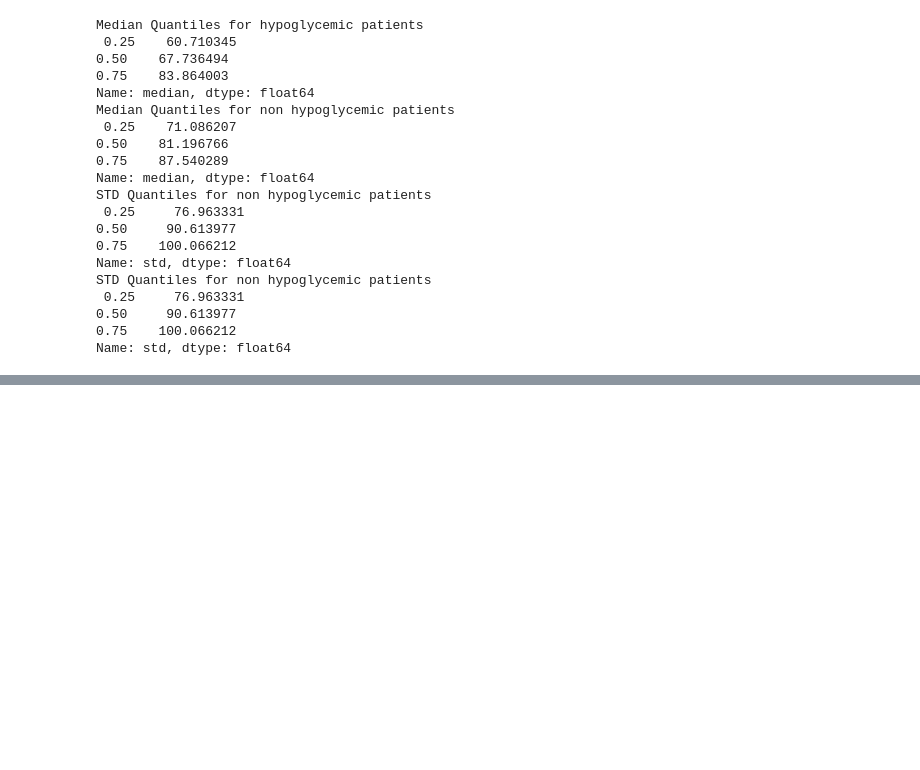
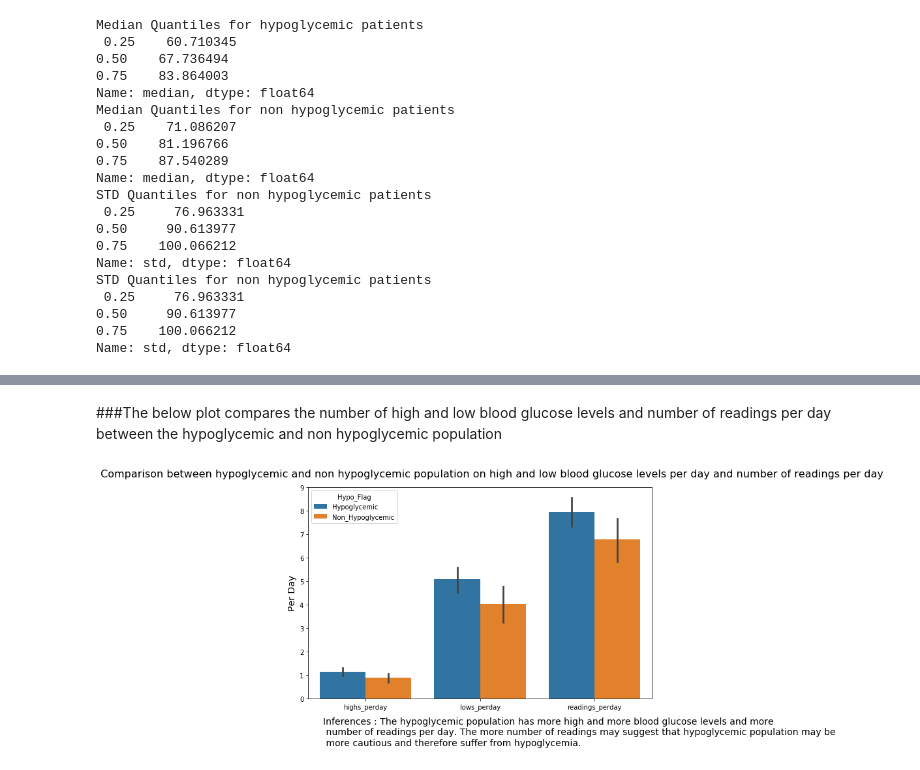
Before and after one commit to johngunaseelan/Hypoglycemia-Detection, a Jupyter notebook: Code/EDA-III.ipynb, the cells around one changed output, grey strips where cells are left out. Cells and saved outputs as stored; diff of their text form; code cells hidden in the pictures; blank space fills up the shorter version.

```diff
--- a/Code/EDA-III.ipynb
+++ b/Code/EDA-III.ipynb
@@ -263,3 +264,20 @@ Irregular diet and exercises Quantiles for non hypoglycemic patients
 0.50    0.000000
 0.75    0.449049
 Name: snacks_perday, dtype: float64
+# %% [markdown]
+###The below plot compares the number of high and low blood glucose levels and number of readings per day between the hypoglycemic and non hypoglycemic population
+# %%
+fig = plt.gcf()
+fig.suptitle('Comparison between hypoglycemic and non hypoglycemic population on high and low blood glucose levels per day and number of readings per day', fontsize=16)
+fig.set_size_inches(9, 6, forward=True)
+ax = sns.barplot(x="params", y="value", hue="Hypo_Flag", data=df_agg_plot.loc[(df_agg_plot['params']  == 'highs_perday') | (df_agg_plot['params']  == 'lows_perday') |(df_agg_plot['params']  == 'readings_perday')])
+ax.set_xlabel('', fontsize=14)
+ax.set_ylabel('Per Day', fontsize=14)
+
+fig.text(0.1, 0, 'Inferences : The hypoglycemic population has more high and more blood glucose levels and more\n'+
+        ' number of readings per day. The more number of readings may suggest that hypoglycemic population may be\n'+
+         ' more cautious and therefore suffer from hypoglycemia.', size=14);
+plt.tight_layout(rect=[0, 0.1, 0.9, 0.95])
+plt.show()
+# %% [output]
+[figure, added]
```
Also changed, not shown: parts of 9 cells of this notebook.
